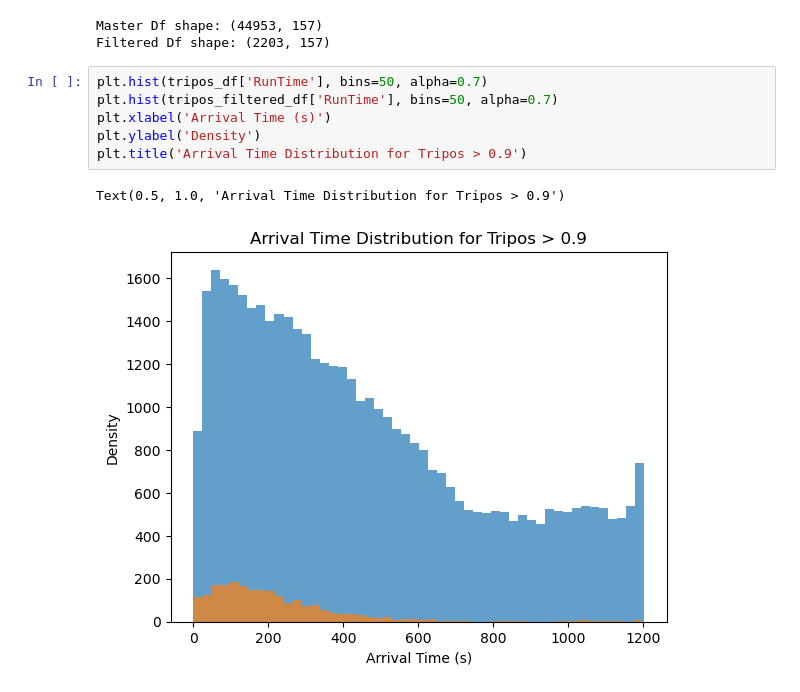
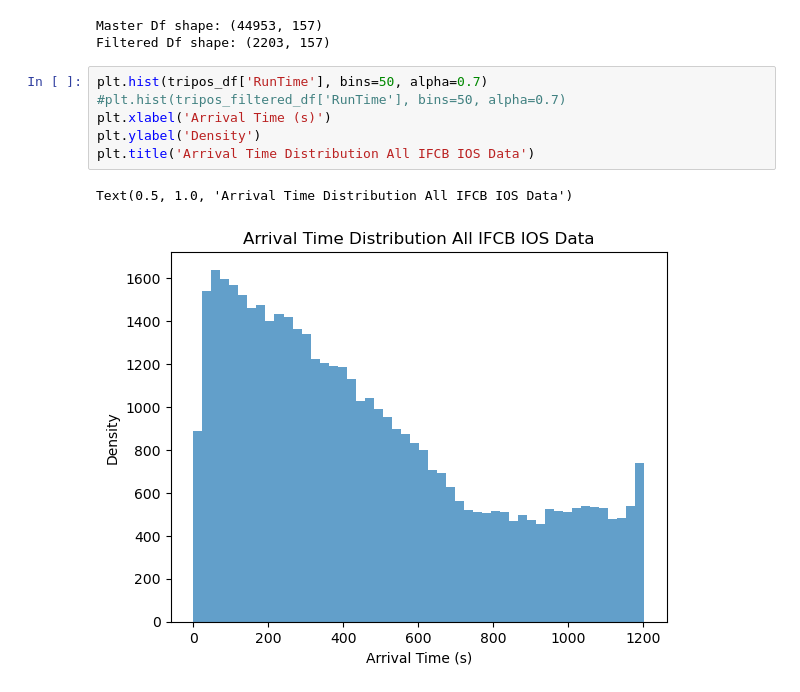
Before and after one commit to michaelstaiger/IFCBParticleSize, a Jupyter notebook: EmpyricalAnalysis/Notebooks/ReasearhReport/InSituResults.ipynb, the cells around one changed output. Saved outputs shown, nothing was run; the diff lists cells and outputs as text.

```diff
--- a/EmpyricalAnalysis/Notebooks/ReasearhReport/InSituResults.ipynb
+++ b/EmpyricalAnalysis/Notebooks/ReasearhReport/InSituResults.ipynb
@@ -343,11 +379,11 @@ Master Df shape: (44953, 157)
 Filtered Df shape: (2203, 157)
 # %%
 plt.hist(tripos_df['RunTime'], bins=50, alpha=0.7)
-plt.hist(tripos_filtered_df['RunTime'], bins=50, alpha=0.7)
+#plt.hist(tripos_filtered_df['RunTime'], bins=50, alpha=0.7)
 plt.xlabel('Arrival Time (s)')
 plt.ylabel('Density')
-plt.title('Arrival Time Distribution for Tripos > 0.9')
+plt.title('Arrival Time Distribution All IFCB IOS Data')
 # %% [output]
-Text(0.5, 1.0, 'Arrival Time Distribution for Tripos > 0.9')
+Text(0.5, 1.0, 'Arrival Time Distribution All IFCB IOS Data')
-[figure, old version]
+[figure, new version]
 # %%
```
Also changed, not shown: parts of 10 cells of this notebook, 9 other files.
